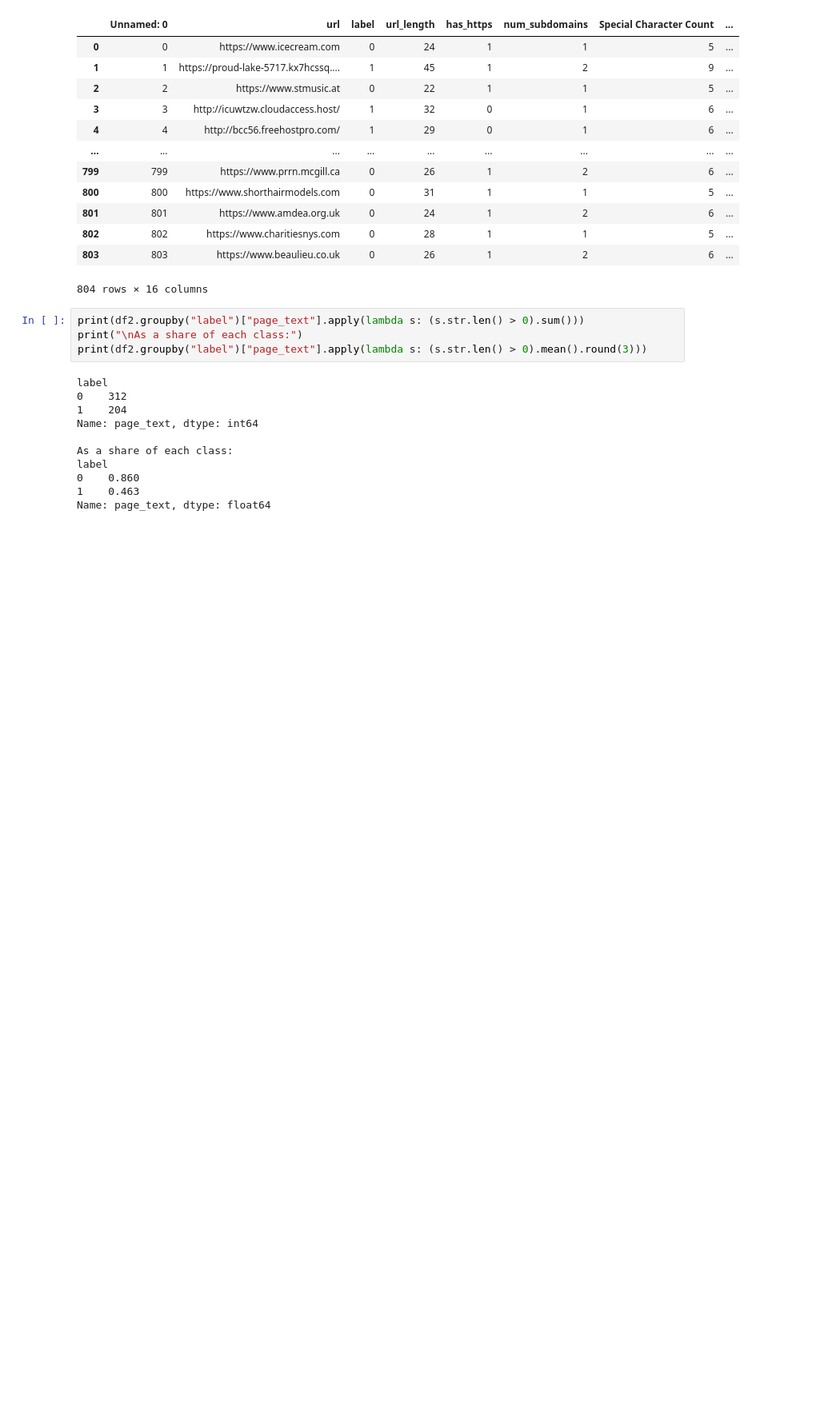
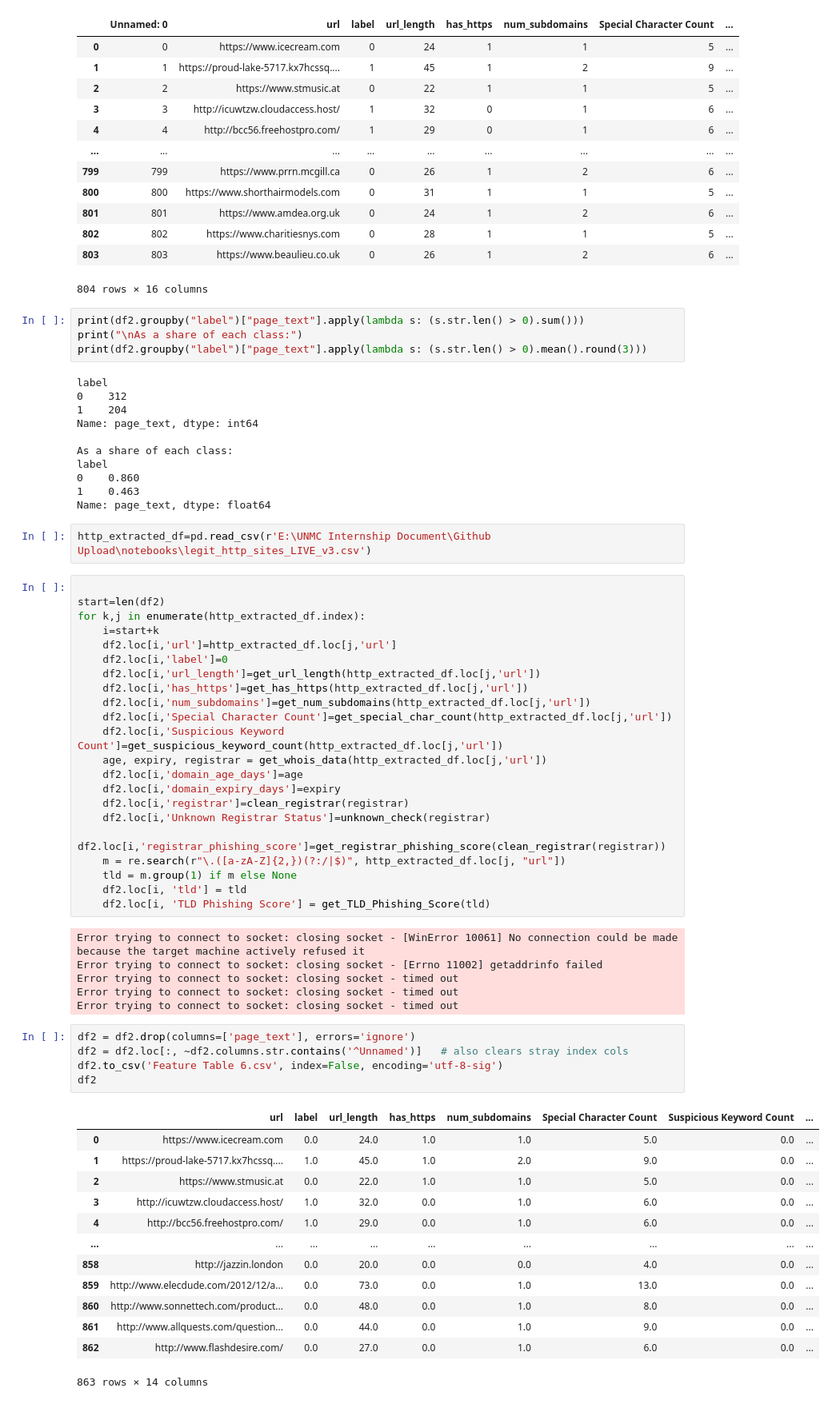
Before and after one commit to Syed-Margub/fraudulent-donation-link-detection-using-ai, a Jupyter notebook: notebooks/Feature Table.ipynb, the cells around one changed output. Shown at 80% size. Drawn from its saved outputs; the diff is of its cells as text; blank space fills up the shorter version.

```diff
--- a/notebooks/Feature Table.ipynb
+++ b/notebooks/Feature Table.ipynb
@@ -498,3 +496,52 @@ label
 0    0.860
 1    0.463
 Name: page_text, dtype: float64
+# %%
+http_extracted_df=pd.read_csv(r'E:\UNMC Internship Document\Github Upload\notebooks\legit_http_sites_LIVE_v3.csv')
+# %%
+
+start=len(df2)
+for k,j in enumerate(http_extracted_df.index):
+    i=start+k
+    df2.loc[i,'url']=http_extracted_df.loc[j,'url']
+    df2.loc[i,'label']=0
+    df2.loc[i,'url_length']=get_url_length(http_extracted_df.loc[j,'url'])
+    df2.loc[i,'has_https']=get_has_https(http_extracted_df.loc[j,'url'])
+    df2.loc[i,'num_subdomains']=get_num_subdomains(http_extracted_df.loc[j,'url'])
+    df2.loc[i,'Special Character Count']=get_special_char_count(http_extracted_df.loc[j,'url'])
+    df2.loc[i,'Suspicious Keyword Count']=get_suspicious_keyword_count(http_extracted_df.loc[j,'url'])
+    age, expiry, registrar = get_whois_data(http_extracted_df.loc[j,'url'])
+    df2.loc[i,'domain_age_days']=age
+    df2.loc[i,'domain_expiry_days']=expiry
+    df2.loc[i,'registrar']=clean_registrar(registrar)
+    df2.loc[i,'Unknown Registrar Status']=unknown_check(registrar)
+    df2.loc[i,'registrar_phishing_score']=get_registrar_phishing_score(clean_registrar(registrar))
+    m = re.search(r"\.([a-zA-Z]{2,})(?:/|$)", http_extracted_df.loc[j, "url"])
+    tld = m.group(1) if m else None
+    df2.loc[i, 'tld'] = tld
+    df2.loc[i, 'TLD Phishing Score'] = get_TLD_Phishing_Score(tld)
+# %% [output]
+Error trying to connect to socket: closing socket - [WinError 10061] No connection could be made because the target machine actively refused it
+Error trying to connect to socket: closing socket - [Errno 11002] getaddrinfo failed
+Error trying to connect to socket: closing socket - timed out
+Error trying to connect to socket: closing socket - timed out
+Error trying to connect to socket: closing socket - timed out
+# %%
+df2 = df2.drop(columns=['page_text'], errors='ignore')
+df2 = df2.loc[:, ~df2.columns.str.contains('^Unnamed')]   # also clears stray index cols
+df2.to_csv('Feature Table 6.csv', index=False, encoding='utf-8-sig')
+df2
+# %% [output]
+|  | url | label | url_length | has_https | num_subdomains | Special Character Count | Suspicious Keyword Count | ... |
+| 0 | https://www.icecream.com | 0.0 | 24.0 | 1.0 | 1.0 | 5.0 | 0.0 | ... |
+| 1 | https://proud-lake-5717.kx7hcssq.... | 1.0 | 45.0 | 1.0 | 2.0 | 9.0 | 0.0 | ... |
+| 2 | https://www.stmusic.at | 0.0 | 22.0 | 1.0 | 1.0 | 5.0 | 0.0 | ... |
+| 3 | http://icuwtzw.cloudaccess.host/ | 1.0 | 32.0 | 0.0 | 1.0 | 6.0 | 0.0 | ... |
+| 4 | http://bcc56.freehostpro.com/ | 1.0 | 29.0 | 0.0 | 1.0 | 6.0 | 0.0 | ... |
+| ... | ... | ... | ... | ... | ... | ... | ... | ... |
+| 858 | http://jazzin.london | 0.0 | 20.0 | 0.0 | 0.0 | 4.0 | 0.0 | ... |
+| 859 | http://www.elecdude.com/2012/12/a... | 0.0 | 73.0 | 0.0 | 1.0 | 13.0 | 0.0 | ... |
+| 860 | http://www.sonnettech.com/product... | 0.0 | 48.0 | 0.0 | 1.0 | 8.0 | 0.0 | ... |
+| 861 | http://www.allquests.com/question... | 0.0 | 44.0 | 0.0 | 1.0 | 9.0 | 0.0 | ... |
+| 862 | http://www.flashdesire.com/ | 0.0 | 27.0 | 0.0 | 1.0 | 6.0 | 0.0 | ... |
+863 rows × 14 columns
```
Also changed, not shown: parts of 5 cells of this notebook, 47 other files.
